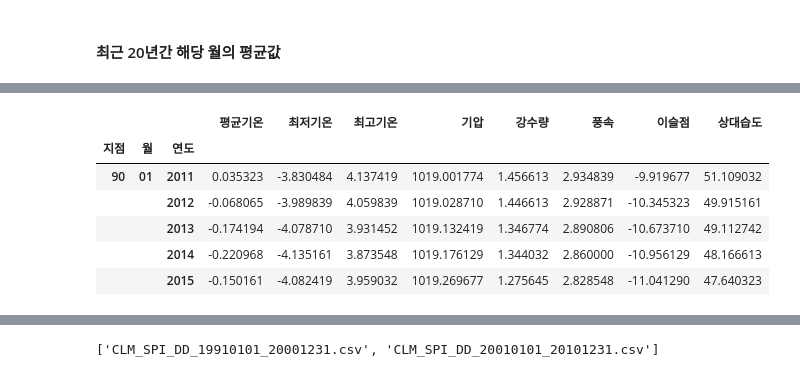
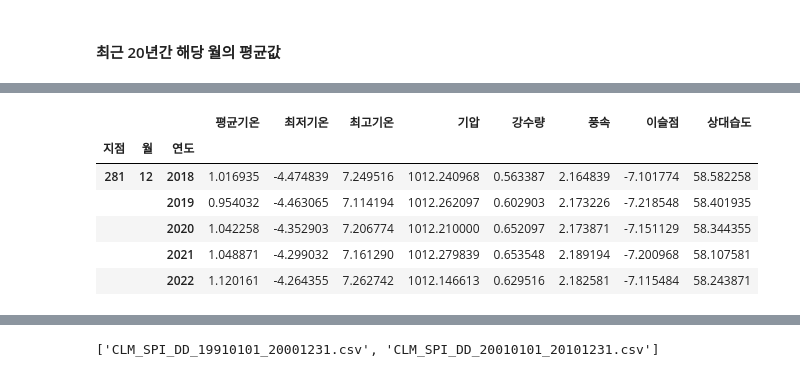
Before and after one commit to zbooster/DroughtForecast, a Jupyter notebook: source_code/DroughtForecast.ipynb, the cells around one changed output, grey strips where cells are left out. Drawn from its saved outputs; the diff is of its cells as text; code cells hidden in the pictures.

```diff
--- a/source_code/DroughtForecast.ipynb
+++ b/source_code/DroughtForecast.ipynb
@@ -199,13 +199,18 @@ asos_mean.head(2)
 # %% [markdown]
 #### 이전 5개월 월 평균의 합
 # %%
+import numpy as np
+
 tmp = []
 
 for pos in asos_pos_list:
-    tmp.append(pd.concat([asos_mean.loc[pos].rolling(window=5).sum().dropna()], keys=[pos], names=['지점']))
+    df = asos_mean.loc[pos].rolling(window=5).sum().dropna()
+    df.loc[('2022', '06'),:] = np.nan
+    tmp.append(pd.concat([df], keys=[pos], names=['지점']).shift(1))
 
 asos_mean_5m = pd.concat(tmp)
-asos_mean_priv_5m = asos_mean_5m.shift(1).dropna()
+asos_mean_5m.tail()
+asos_mean_priv_5m = asos_mean_5m.dropna()
 asos_mean_priv_5m.head()
 # %% [output]
 |  |  |  | 평균기온 | 최저기온 | 최고기온 | 기압 | 강수량 | 풍속 | 이슬점 | 상대습도 |
@@ -218,7 +223,7 @@ asos_mean_priv_5m.head()
 # %% [markdown]
 #### 최근 20년간 해당 월의 평균값
 # %%
-asos_mean_sort_month = asos_mean.swaplevel().sort_index().shift(1)
+asos_mean_sort_month = asos_mean.swaplevel().sort_index()
 asos_mean_sort_month.head()
 # %% [output]
 |  |  |  | 평균기온 | 최저기온 | 최고기온 | 기압 | 강수량 | 풍속 | 이슬점 | 상대습도 |
@@ -231,20 +246,21 @@ asos_mean_sort_month.head()
 # %%
 tmp = []
 
 for idx in list(set(asos_mean_sort_month.index.droplevel(2))):
     df = asos_mean_sort_month.loc[idx].rolling(window=20).mean().dropna()
-    tmp.append(pd.concat([df], keys=[idx], names=['지점', '월']))
+    df.loc[str(int(df.index.max()) + 1)] = np.nan
+    tmp.append(pd.concat([df], keys=[idx], names=['지점', '월']).shift(1).dropna())
 
 asos_mean_20y = pd.concat(tmp).sort_index()
-asos_mean_20y.head()
+asos_mean_20y.tail()
 # %% [output]
 |  |  |  | 평균기온 | 최저기온 | 최고기온 | 기압 | 강수량 | 풍속 | 이슬점 | 상대습도 |
 | 지점 | 월 | 연도 |  |  |  |  |  |  |  |  |
-| 90 | 01 | 2011 | 0.035323 | -3.830484 | 4.137419 | 1019.001774 | 1.456613 | 2.934839 | -9.919677 | 51.109032 |
-|  |  | 2012 | -0.068065 | -3.989839 | 4.059839 | 1019.028710 | 1.446613 | 2.928871 | -10.345323 | 49.915161 |
-|  |  | 2013 | -0.174194 | -4.078710 | 3.931452 | 1019.132419 | 1.346774 | 2.890806 | -10.673710 | 49.112742 |
-|  |  | 2014 | -0.220968 | -4.135161 | 3.873548 | 1019.176129 | 1.344032 | 2.860000 | -10.956129 | 48.166613 |
-|  |  | 2015 | -0.150161 | -4.082419 | 3.959032 | 1019.269677 | 1.275645 | 2.828548 | -11.041290 | 47.640323 |
+| 281 | 12 | 2018 | 1.016935 | -4.474839 | 7.249516 | 1012.240968 | 0.563387 | 2.164839 | -7.101774 | 58.582258 |
+|  |  | 2019 | 0.954032 | -4.463065 | 7.114194 | 1012.262097 | 0.602903 | 2.173226 | -7.218548 | 58.401935 |
+|  |  | 2020 | 1.042258 | -4.352903 | 7.206774 | 1012.210000 | 0.652097 | 2.173871 | -7.151129 | 58.344355 |
+|  |  | 2021 | 1.048871 | -4.299032 | 7.161290 | 1012.279839 | 0.653548 | 2.189194 | -7.200968 | 58.107581 |
+|  |  | 2022 | 1.120161 | -4.264355 | 7.262742 | 1012.146613 | 0.629516 | 2.182581 | -7.115484 | 58.243871 |
 # %%
 test_merge = pd.merge(left=asos_mean_priv_5m, right=asos_mean_20y, on=['지점', '연도', '월']).dropna().sort_index()
 test_merge.head()
```
Also changed, not shown: parts of 62 cells of this notebook.
